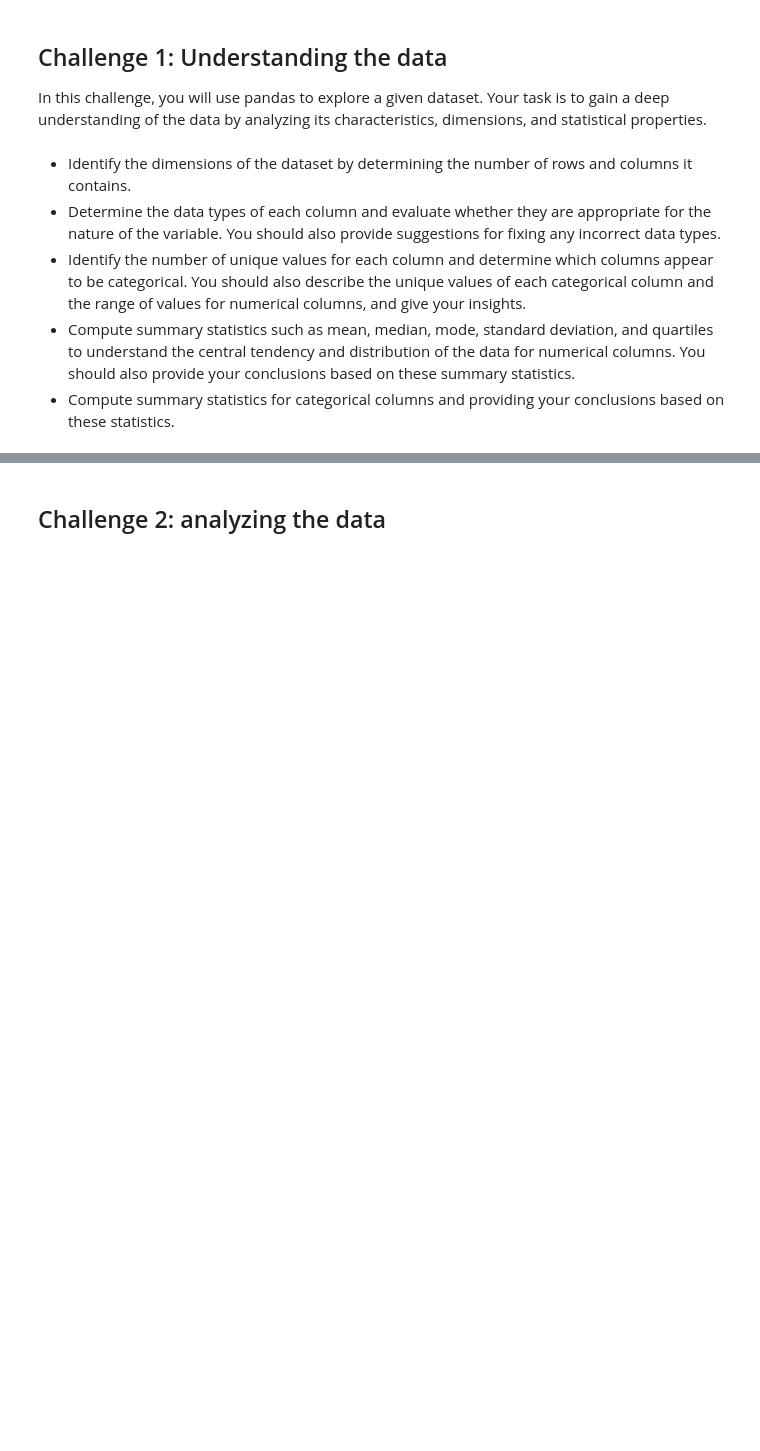
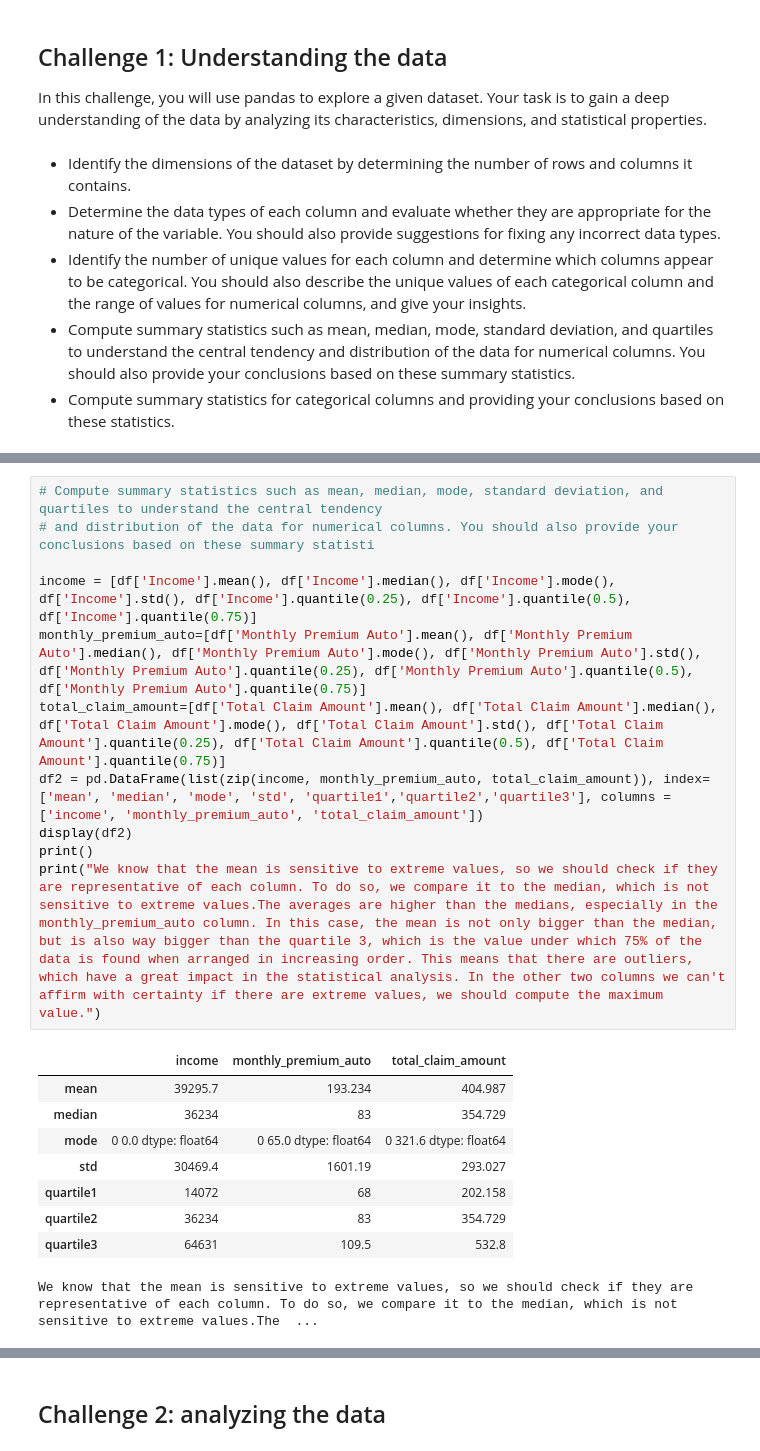
Before and after one commit to LauSanjuan/lab-dw-pandas, a Jupyter notebook: lab-dw-pandas.ipynb, the cells around one changed output, grey strips where cells are left out. Drawn from its saved outputs; the diff is of its cells as text; blank space fills up the shorter version.

```diff
--- a/lab-dw-pandas.ipynb
+++ b/lab-dw-pandas.ipynb
@@ -48,0 +140,21 @@ In this challenge, you will use pandas to explore a given dataset. Your task is
+# %%
+# Compute summary statistics such as mean, median, mode, standard deviation, and quartiles to understand the central tendency
+# and distribution of the data for numerical columns. You should also provide your conclusions based on these summary statisti
+
+income = [df['Income'].mean(), df['Income'].median(), df['Income'].mode(), df['Income'].std(), df['Income'].quantile(0.25), df['Income'].quantile(0.5), df['Income'].quantile(0.75)]
+monthly_premium_auto=[df['Monthly Premium Auto'].mean(), df['Monthly Premium Auto'].median(), df['Monthly Premium Auto'].mode(), df['Monthly Premium Auto'].std(), df['Monthly Premium Auto'].quantile(0.25), df['Monthly Premium Auto'].quantile(0.5), df['Monthly Premium Auto'].quantile(0.75)]
+total_claim_amount=[df['Total Claim Amount'].mean(), df['Total Claim Amount'].median(), df['Total Claim Amount'].mode(), df['Total Claim Amount'].std(), df['Total Claim Amount'].quantile(0.25), df['Total Claim Amount'].quantile(0.5), df['Total Claim Amount'].quantile(0.75)]
+df2 = pd.DataFrame(list(zip(income, monthly_premium_auto, total_claim_amount)), index=['mean', 'median', 'mode', 'std', 'quartile1','quartile2','quartile3'], columns =['income', 'monthly_premium_auto', 'total_claim_amount'])
+display(df2)
+print()
+print("We know that the mean is sensitive to extreme values, so we should check if they are representative of each column. To do so, we compare it to the median, which is not sensitive to extreme values.The averages are higher than the medians, especially in the monthly_premium_auto column. In this case, the mean is not only bigger than the median, but is also way bigger than the quartile 3, which is the value under which 75% of the data is found when arranged in increasing order. This means that there are outliers, which have a great impact in the statistical analysis. In the other two columns we can't affirm with certainty if there are extreme values, we should compute the maximum value.")
+# %% [output]
+|  | income | monthly_premium_auto | total_claim_amount |
+| mean | 39295.7 | 193.234 | 404.987 |
+| median | 36234 | 83 | 354.729 |
+| mode | 0 0.0 dtype: float64 | 0 65.0 dtype: float64 | 0 321.6 dtype: float64 |
+| std | 30469.4 | 1601.19 | 293.027 |
+| quartile1 | 14072 | 68 | 202.158 |
+| quartile2 | 36234 | 83 | 354.729 |
+| quartile3 | 64631 | 109.5 | 532.8 |
+We know that the mean is sensitive to extreme values, so we should check if they are representative of each column. To do so, we compare it to the median, which is not sensitive to extreme values.The  ...
```
Also changed, not shown: parts of 14 cells of this notebook.
